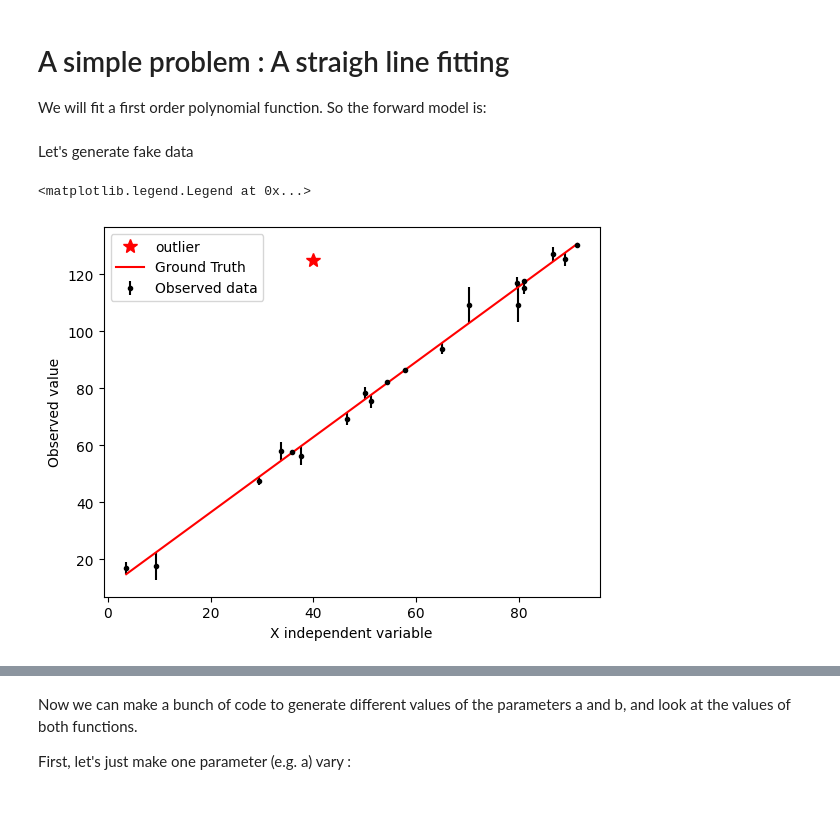
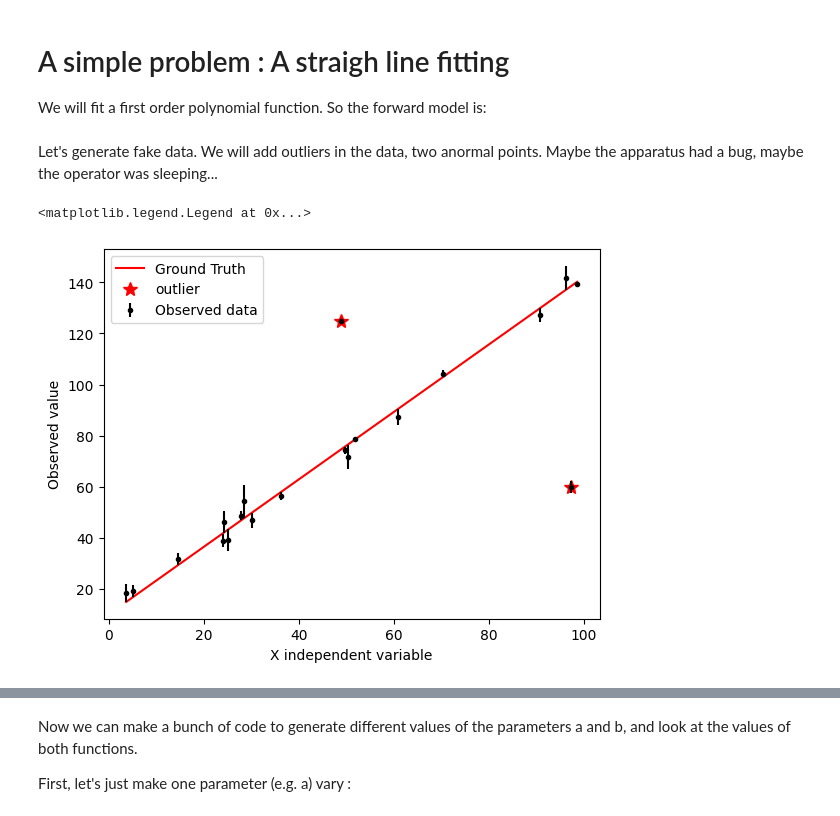
Before and after one commit to charlesll/ModelisationGeochimie, a Jupyter notebook: 03_VisualizeOF.ipynb, the cells around one changed output, grey strips where cells are left out. Saved outputs shown, nothing was run; the diff lists cells and outputs as text; code cells hidden in the pictures.

```diff
--- a/03_VisualizeOF.ipynb
+++ b/03_VisualizeOF.ipynb
@@ -23,31 +24,36 @@ We will fit a first order polynomial function. So the forward model is:
 # %%
 def forward_model(x,a,b):
     return a + x*b
-# %% [markdown]
-Let's generate fake data
+# %% [markdown]
+Let's generate fake data. We will add outliers in the data, two anormal points. Maybe the apparatus had a bug, maybe the operator was sleeping...
 # %%
 # true parameters
 a = 10.0
 b = 1.321
 
 N = 20
 
 x = np.sort(100*np.random.rand(N))
 y = forward_model(x,a,b)
 
 # Real world observations are noisy...
 # we have random errors there, no systematic bias
 ese = 3*np.random.randn(N)
 
 y_observed = y + ese
 
+y_observed[10] = 125
+y_observed[18] = 60
+
 plt.figure()
+plt.plot(x,y,"r-",label="Ground Truth")
+plt.plot(x[[10,18]],y_observed[[10,18]],"r*",ms=10,label="outlier")
 plt.errorbar(x,y_observed,yerr=abs(ese),fmt='.',color="k",label="Observed data")
-plt.plot(40,125,"r*",ms=10,label="outlier")
-plt.plot(x,y,"r-",label="Ground Truth")
+
+#plt.plot(x,y,"r-",label="Ground Truth")
 plt.xlabel("X independent variable")
 plt.ylabel("Observed value")
 plt.legend(loc=2)
 # %% [output]
 <matplotlib.legend.Legend at 0x...>
-[figure, old version]
+[figure, new version]
```
Also changed, not shown: parts of 11 cells of this notebook, 5 other files.
